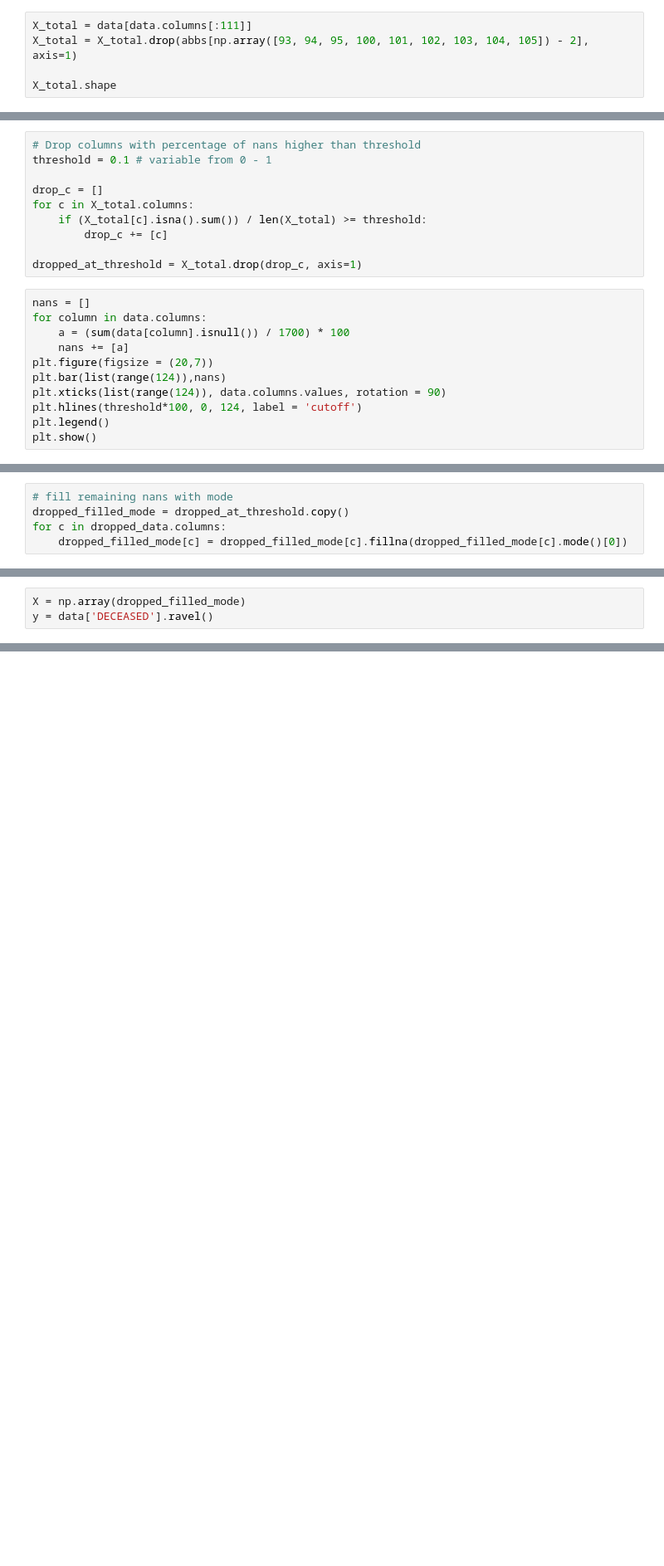
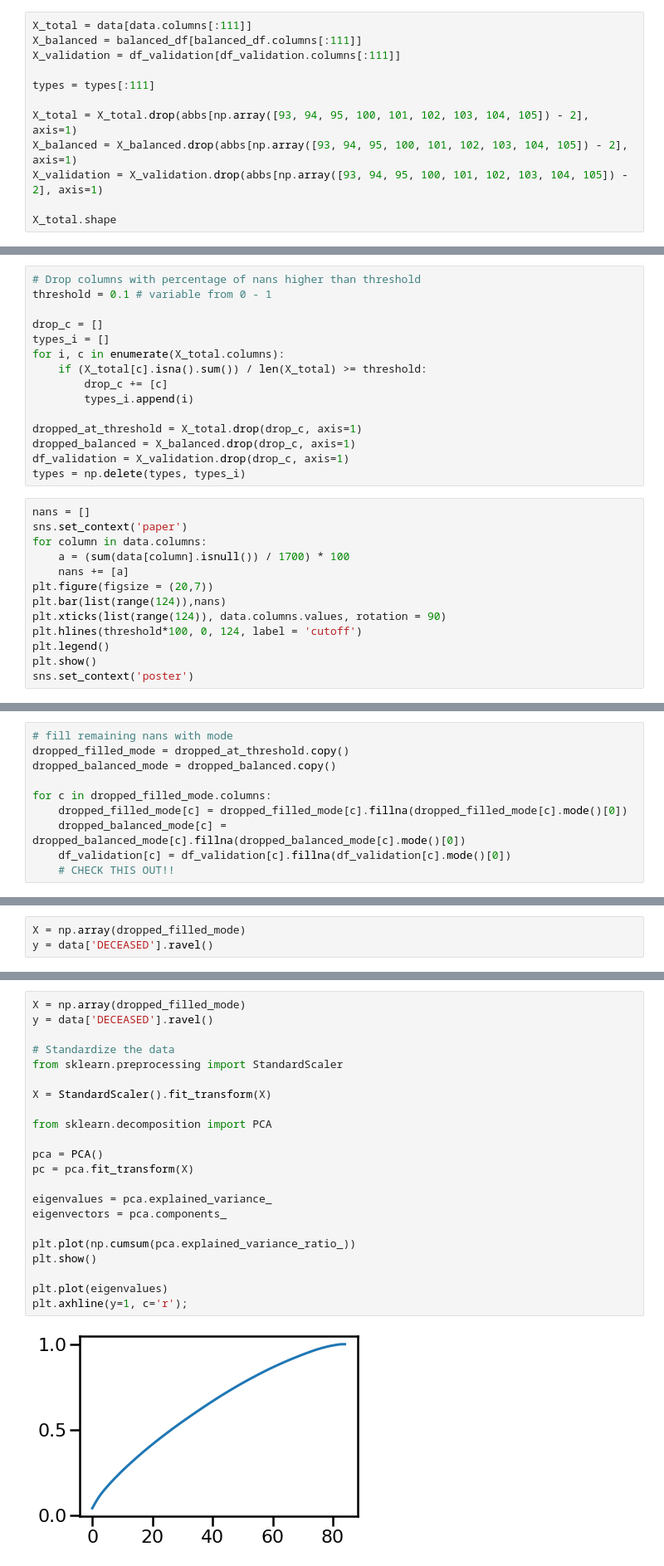
Before and after one commit to johndoe133/computational_tools_case_2, a Jupyter notebook: notebook.ipynb, the cells around one changed output, grey strips where cells are left out. Shown at 83% size. Drawn from its saved outputs; the diff is of its cells as text; blank space fills up the shorter version.

```diff
--- a/notebook.ipynb
+++ b/notebook.ipynb
@@ -157,7 +194,14 @@ sns.set_context('poster')
 [figure]
 # %%
 X_total = data[data.columns[:111]]
+X_balanced = balanced_df[balanced_df.columns[:111]]
+X_validation = df_validation[df_validation.columns[:111]]
+
+types = types[:111]
+
 X_total = X_total.drop(abbs[np.array([93, 94, 95, 100, 101, 102, 103, 104, 105]) - 2], axis=1)
+X_balanced = X_balanced.drop(abbs[np.array([93, 94, 95, 100, 101, 102, 103, 104, 105]) - 2], axis=1)
+X_validation = X_validation.drop(abbs[np.array([93, 94, 95, 100, 101, 102, 103, 104, 105]) - 2], axis=1)
 
 X_total.shape
 # %% [output]
@@ -167,13 +229,19 @@ X_total.shape
 threshold = 0.1 # variable from 0 - 1
 
 drop_c = []
-for c in X_total.columns:
+types_i = []
+for i, c in enumerate(X_total.columns):
     if (X_total[c].isna().sum()) / len(X_total) >= threshold:
         drop_c += [c]
+        types_i.append(i)
 
 dropped_at_threshold = X_total.drop(drop_c, axis=1)
+dropped_balanced = X_balanced.drop(drop_c, axis=1)
+df_validation = X_validation.drop(drop_c, axis=1)
+types = np.delete(types, types_i)
 # %%
 nans = []
+sns.set_context('paper')
 for column in data.columns:
     a = (sum(data[column].isnull()) / 1700) * 100
     nans += [a]
@@ -183,6 +251,7 @@ plt.xticks(list(range(124)), data.columns.values, rotation = 90)
 plt.hlines(threshold*100, 0, 124, label = 'cutoff')
 plt.legend()
 plt.show()
+sns.set_context('poster')
 # %% [output]
 [figure]
 # %%
@@ -192,7 +261,12 @@ dropped_at_threshold.shape
 # %%
 # fill remaining nans with mode
 dropped_filled_mode = dropped_at_threshold.copy()
-for c in dropped_data.columns:
+dropped_balanced_mode = dropped_balanced.copy()
+
+for c in dropped_filled_mode.columns:
     dropped_filled_mode[c] = dropped_filled_mode[c].fillna(dropped_filled_mode[c].mode()[0])
+    dropped_balanced_mode[c] = dropped_balanced_mode[c].fillna(dropped_balanced_mode[c].mode()[0])
+    df_validation[c] = df_validation[c].fillna(df_validation[c].mode()[0])
+    # CHECK THIS OUT!!
 # %%
 X_mode = np.array(dropped_filled_mode)
@@ -369,0 +456,24 @@ RandomForestClassifier(max_depth=8, n_estimators=10, oob_score=True,
+# %%
+X = np.array(dropped_filled_mode)
+y = data['DECEASED'].ravel()
+
+# Standardize the data
+from sklearn.preprocessing import StandardScaler
+
+X = StandardScaler().fit_transform(X)
+
+from sklearn.decomposition import PCA
+
+pca = PCA()
+pc = pca.fit_transform(X)
+
+eigenvalues = pca.explained_variance_
+eigenvectors = pca.components_
+
+plt.plot(np.cumsum(pca.explained_variance_ratio_))
+plt.show()
+
+plt.plot(eigenvalues)
+plt.axhline(y=1, c='r');
+# %% [output]
+[figure, added]
```
Also changed, not shown: parts of 26 cells of this notebook, 5 other files.
